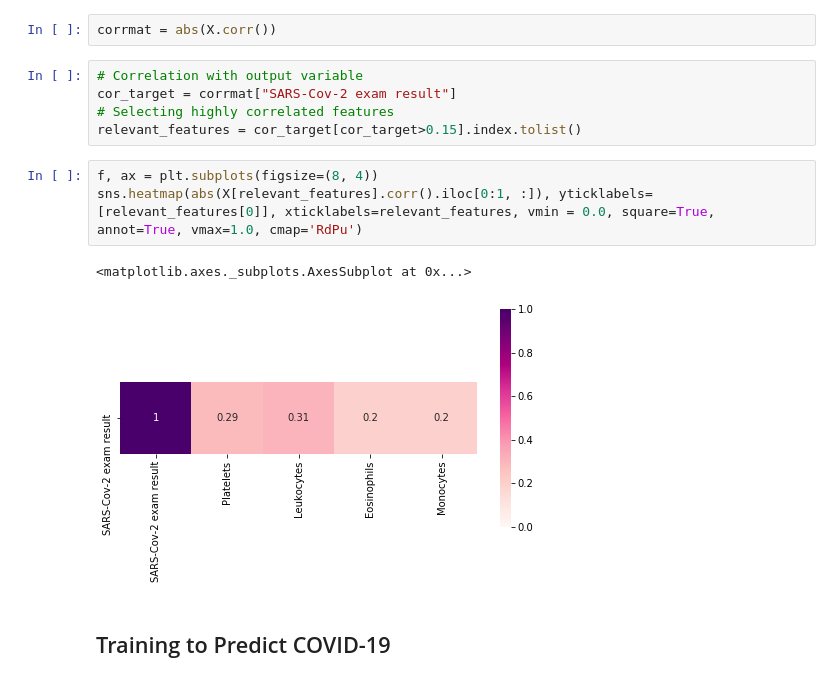
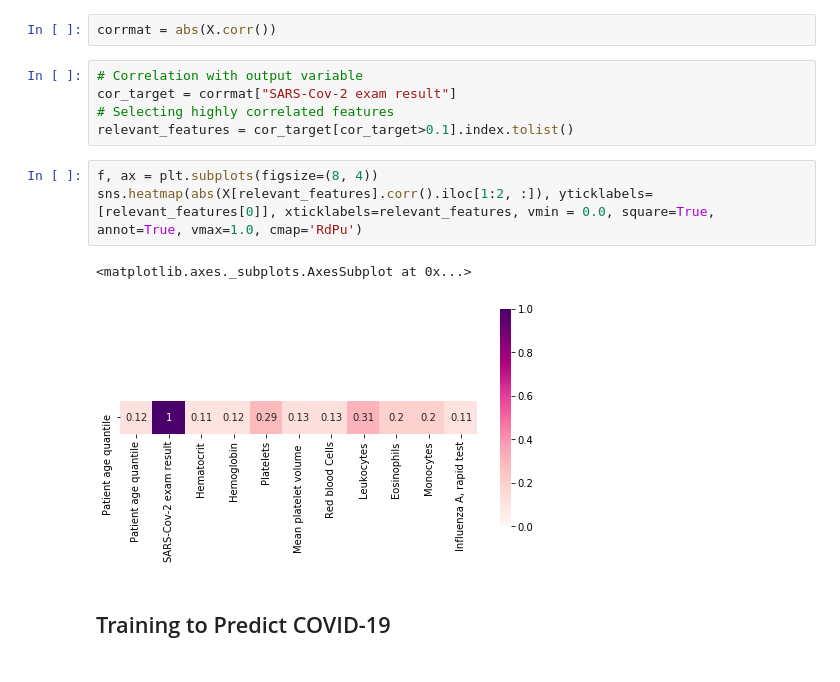
Before and after one commit to isabelatelles/covid19, a Jupyter notebook: Analysis.ipynb, the cells around one changed output. Drawn from its saved outputs; the diff is of its cells as text.

```diff
--- a/Analysis.ipynb
+++ b/Analysis.ipynb
@@ -198,13 +198,13 @@ corrmat = abs(X.corr())
 # Correlation with output variable
 cor_target = corrmat["SARS-Cov-2 exam result"]
 # Selecting highly correlated features
-relevant_features = cor_target[cor_target>0.15].index.tolist()
+relevant_features = cor_target[cor_target>0.1].index.tolist()
 # %%
 f, ax = plt.subplots(figsize=(8, 4))
-sns.heatmap(abs(X[relevant_features].corr().iloc[0:1, :]), yticklabels=[relevant_features[0]], xticklabels=relevant_features, vmin = 0.0, square=True, annot=True, vmax=1.0, cmap='RdPu')
+sns.heatmap(abs(X[relevant_features].corr().iloc[1:2, :]), yticklabels=[relevant_features[0]], xticklabels=relevant_features, vmin = 0.0, square=True, annot=True, vmax=1.0, cmap='RdPu')
 # %% [output]
 <matplotlib.axes._subplots.AxesSubplot at 0x...>
-[figure, old version]
+[figure, new version]
 # %% [markdown]
 ## Training to Predict COVID-19
 # %% [markdown]
```
Also changed, not shown: parts of 31 cells of this notebook.
